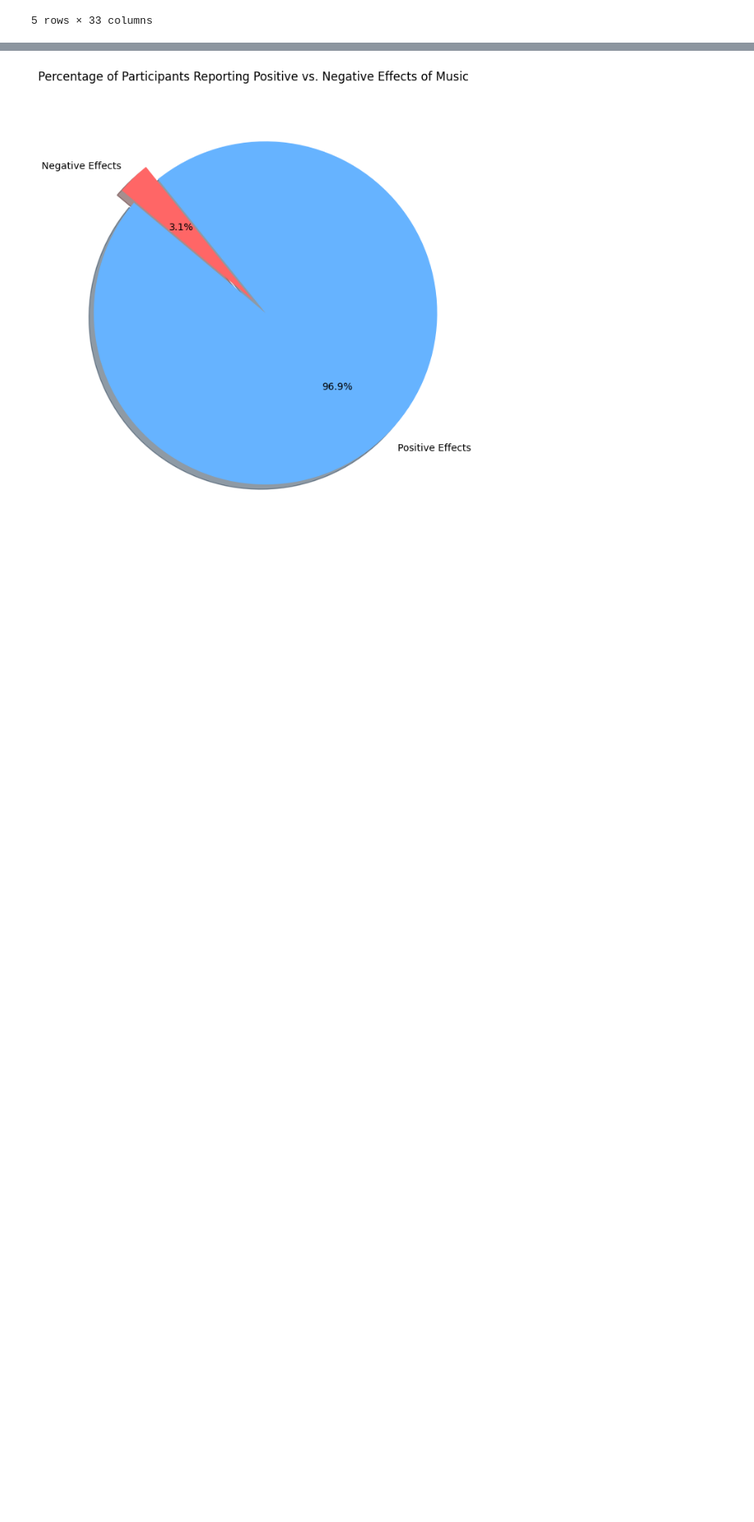
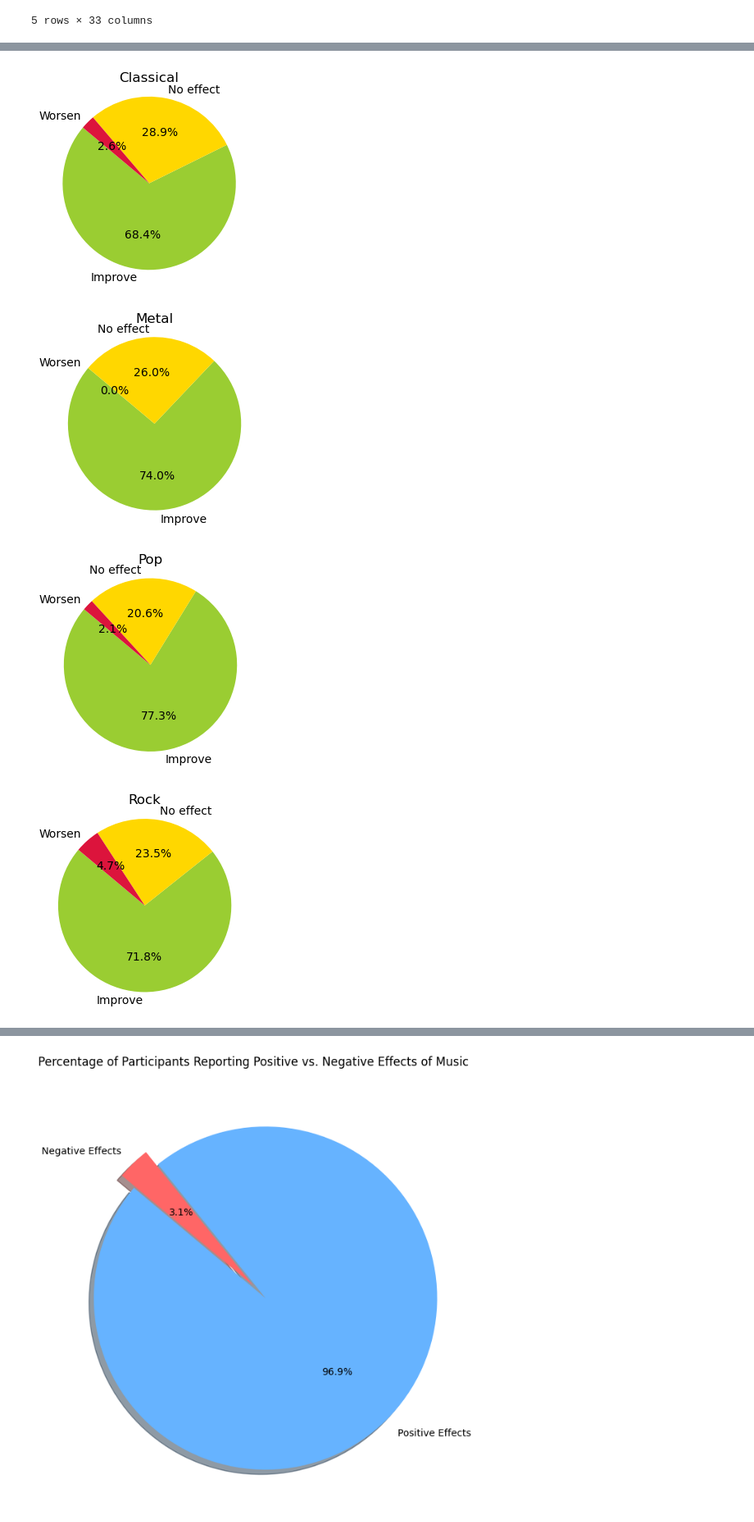
Before and after one commit to karinaahumada01/project-1, a Jupyter notebook: mxmh_main_analysis.ipynb, the cells around one changed output, grey strips where cells are left out. Shown: that part at 82% size. Cells and saved outputs as stored; diff of their text form; code cells hidden in the pictures; blank space fills up the shorter version.

```diff
--- a/mxmh_main_analysis.ipynb
+++ b/mxmh_main_analysis.ipynb
@@ -139,2 +199,26 @@ plt.show()
 # %%
 #2 Pie chart: To show the proportion of participants who report positive or negative impacts for each of the top 5 music genres.
+filtered_top_5_df = mxmh_clean_df[mxmh_clean_df['Fav genre'].isin(top_5_genres.index) & mxmh_clean_df['Music effects'].isin(['Improve',
+'Worsen', 'No effect'])]
+
+# Group by 'Fav genre' and 'Music effects' to get the count for each combination
+genre_effect_counts_top5 = filtered_top_5_df.groupby(['Fav genre', 'Music effects']).size().unstack(fill_value=0)
+
+# Plotting a pie chart for each genre
+for genre in genre_effect_counts_top5.index:
+    # Data for the current genre
+    counts = genre_effect_counts_top5.loc[genre]
+
+    custom_colors=['yellowgreen','gold','crimson']
+
+    # Plotting the pie chart
+    plt.figure(figsize=(3, 3))
+    plt.pie(counts, labels=counts.index, autopct='%1.1f%%', startangle=140, colors=custom_colors)
+    plt.title(f'{genre}')
+    plt.axis('equal')  # Equal aspect ratio ensures the pie chart is a circle
+    plt.show()
+# %% [output]
+[figure, added]
+[figure, added]
+[figure, added]
+[figure, added]
```
Also changed, not shown: parts of 17 cells of this notebook.
